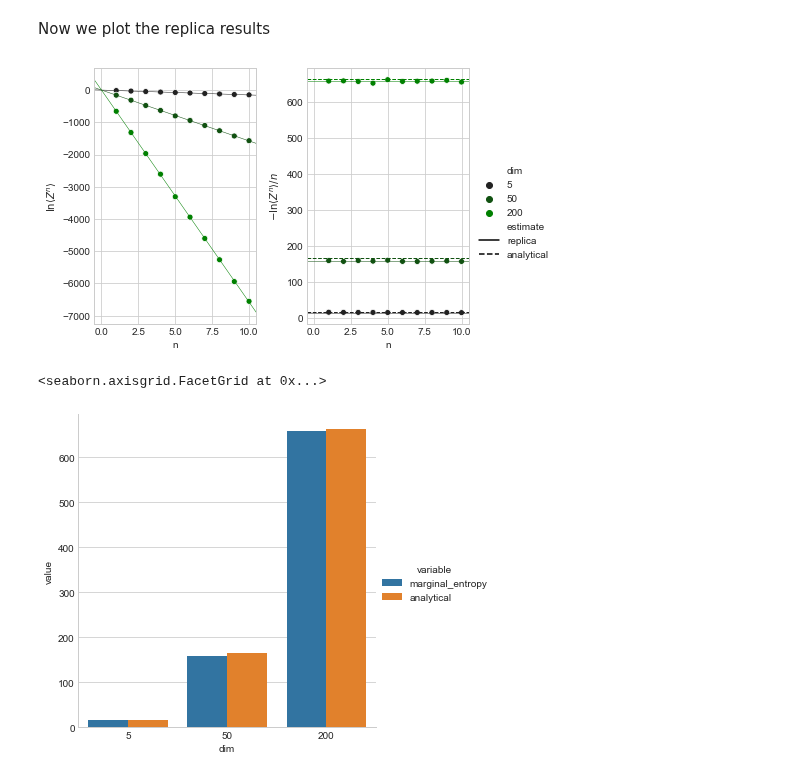
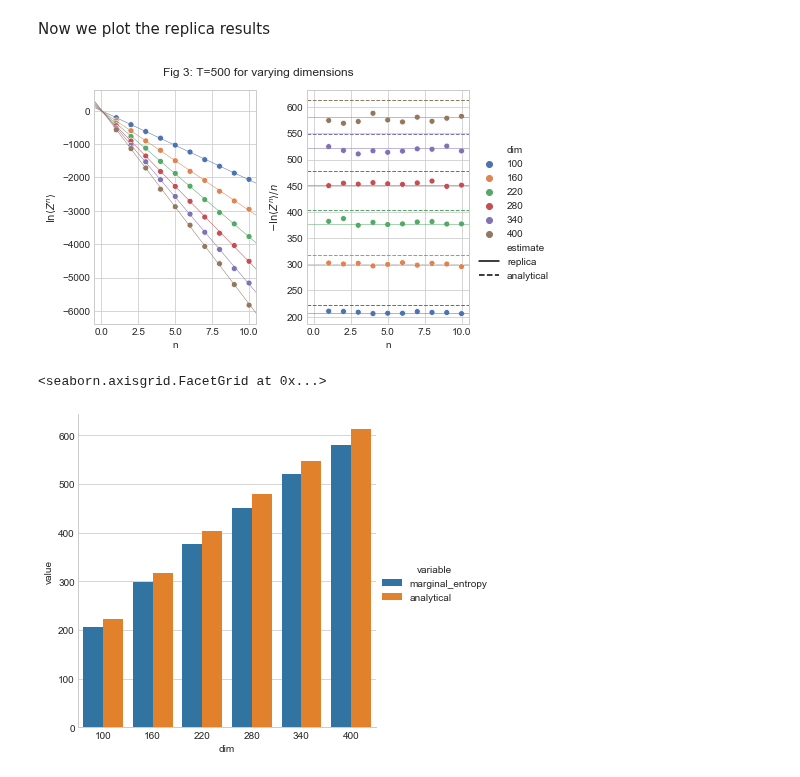
Before and after one commit to manuel-rhdt/master-thesis, a Jupyter notebook: notebooks/replica.ipynb, the cells around one changed output. Saved outputs shown, nothing was run; the diff lists cells and outputs as text; code cells hidden in the pictures.

```diff
--- a/notebooks/replica.ipynb
+++ b/notebooks/replica.ipynb
@@ -36,8 +36,8 @@ def generate_replica_data():
 # %% [markdown]
 Run a linear model fit to find the slope of the replica lines
 # %%
-replica_data = pd.read_json(path / "replica" / "replica_data_1.json", orient="table")
-result = estimate_entropy_replica(replica_data)
-result.to_json(path / "replica" / "estimates_1.json", orient="table")
-result
+replica_data = pd.read_json(path / "replica" / "replica_data.json", orient="table")
+replica_estimate, replica_points = estimate_entropy_replica(replica_data, allow_intercept=True)
+replica_estimate.to_json(path / "replica" / "estimates.json", orient="table")
+replica_estimate
 # %% [output]
@@ -70,20 +57,20 @@ import seaborn as sns
 
 plt.style.use('seaborn-whitegrid')
 
-replica_data = pd.read_json(path / "replica" / "replica_data_1.json", orient="table")
+fig, (ax1, ax2) = plt.subplots(1, 2, sharex=True, constrained_layout=True, subplot_kw={"xlim": (-0.5, 10.5)})
 
-fig, (ax1, ax2) = plt.subplots(1, 2, sharex=True, constrained_layout=True, subplot_kw={"xlim": (-0.5, 10.5)})
-palette = sns.dark_palette("green", replica_data.dim.unique().size)
-sns.scatterplot(x="n", y="logZ^n", hue="dim", palette=palette, data=replica_data, ax=ax1, legend=None)
-sns.scatterplot(x="n", y="-logZ^n/n", hue="dim", palette=palette, data=replica_data.assign(**{'-logZ^n/n': lambda x: -x['logZ^n']/x.n}), ax=ax2, legend=None)
+#palette = sns.dark_palette("green", replica_data.dim.unique().size)
+palette = sns.color_palette("deep", replica_data.dim.unique().size)
 
-replica_estimate = pd.read_json(path / "replica" / "estimates_1.json", orient="table")
+sns.scatterplot(x="n", y="log_marginal_power", hue="dim", palette=palette, data=replica_points, ax=ax1, legend=None)
+sns.scatterplot(x="n", y="-log_marginal_power/n", hue="dim", palette=palette, data=replica_points.assign(**{'-log_marginal_power/n': lambda x: -x['log_marginal_power']/x.n}), ax=ax2, legend=None)
+
 replica_estimate["analytical"] = replica_estimate.astype(object).apply(lambda s: system.marginal_entropy(time_matrix(s["dim"], s["delta_t"])), axis="columns")
 
 for (i, est) in replica_estimate.iterrows():
-    n = numpy.array(ax1.get_xlim())
-    ax1.plot(n, -est['marginal_entropy']*n, color=palette[i], linewidth=0.5)
-    ax2.plot(n, est['marginal_entropy']*numpy.ones_like(n), color=palette[i], linewidth=0.5)
+    n = numpy.linspace(*ax1.get_xlim(), 10)
+    ax1.plot(n, -est['marginal_entropy']*n + est['intercept'], color=palette[i], linewidth=0.5)
+    ax2.plot(n, est['marginal_entropy'] * numpy.ones_like(n), color=palette[i], linewidth=0.5)
     ax2.plot(n, est['analytical']*numpy.ones_like(n), linestyle='--', color=palette[i], linewidth=1)
 
 ax1.set(ylabel=r"$\ln \langle Z^n \rangle$")
@@ -101,14 +88,15 @@ legend_handles.append(patch([], [], linestyle='--', label="analytical", color='b
 from matplotlib.legend_handler import HandlerCircleCollection
 
 legend = fig.legend(handles=legend_handles, bbox_to_anchor=(1, 0.5), loc='center left')
+fig.suptitle("Fig 3: T=500 for varying dimensions")
 fig.savefig(path / "replica" / "plot.pdf", bbox_inches='tight')
 # %% [output]
-[figure, old version]
+[figure, new version]
 # %%
-result["analytical"] = result.astype(object).apply(lambda s: system.marginal_entropy(time_matrix(s["dim"], s["delta_t"])), axis="columns")
+replica_estimate["analytical"] = replica_estimate.astype(object).apply(lambda s: system.marginal_entropy(time_matrix(s["dim"], s["delta_t"])), axis="columns")
 # %%
-plot_data = result.melt(["dim", "delta_t", "num_signals", "num_responses"])
+plot_data = replica_estimate.melt(["dim", "delta_t", "num_signals", "num_responses", "intercept"])
 sns.catplot(x="dim", y="value", hue="variable", kind="bar", data=plot_data[plot_data.variable != "stderr"])
 # %% [output]
 <seaborn.axisgrid.FacetGrid at 0x...>
-[figure, old version]
+[figure, new version]
```
Also changed, not shown: parts of 1 cell of this notebook, 19 other files.
